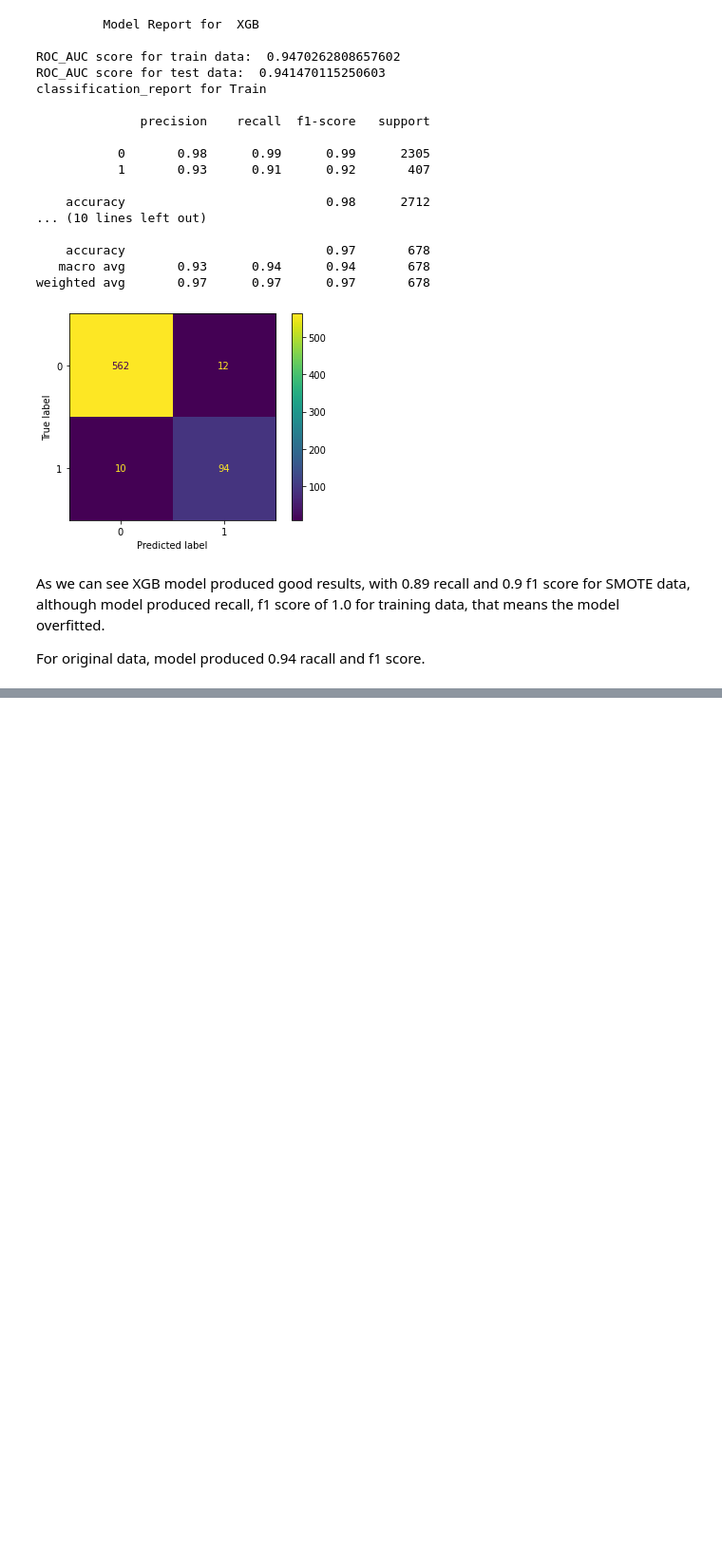
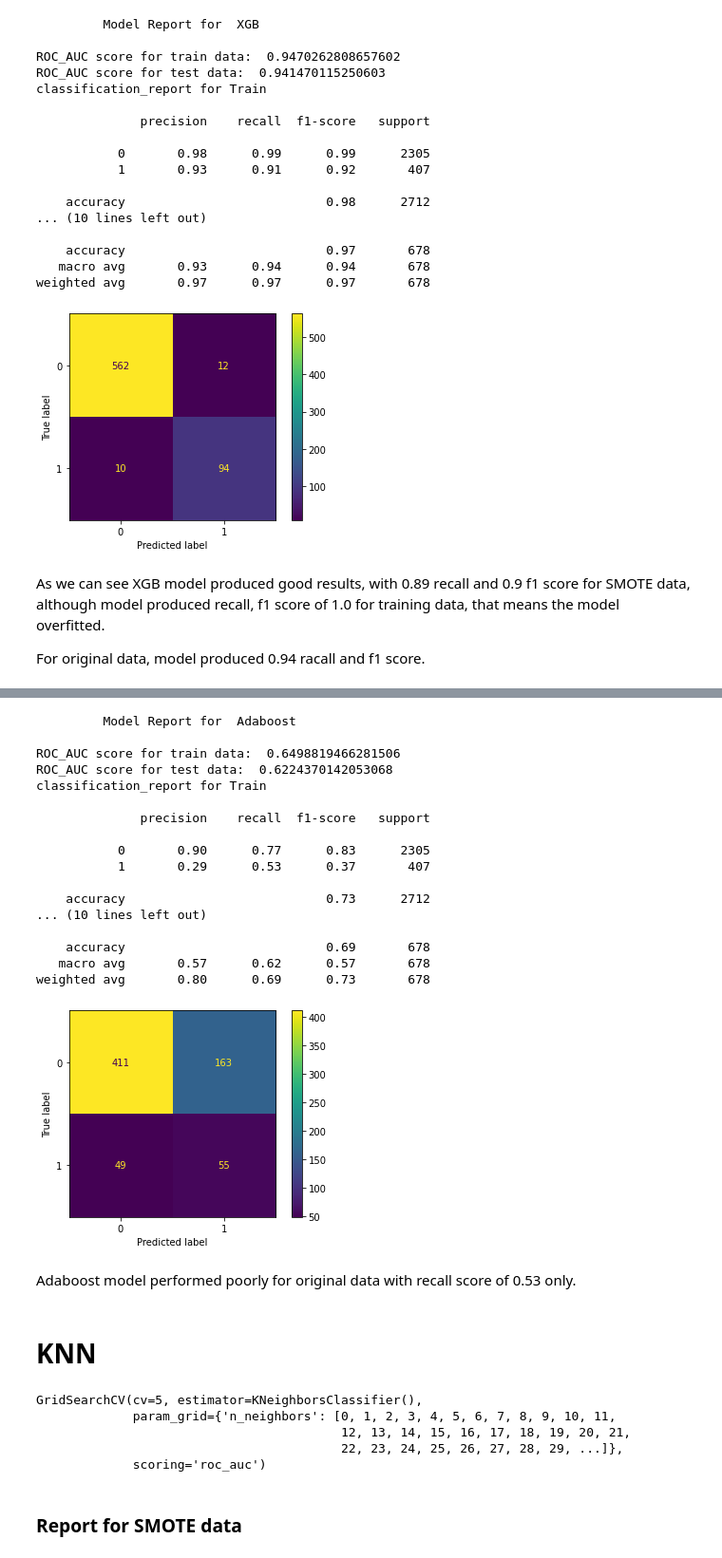
Before and after one commit to iMrugesh9/Cardiovascular_Risk_Prediction_Mrugesh_Patel, a Jupyter notebook: Cardiovascular_Risk_Prediction_Mrugesh_Patel.ipynb, the cells around one changed output, grey strips where cells are left out. Shown at 95% size. Saved outputs shown, nothing was run; the diff lists cells and outputs as text; code cells hidden in the pictures; blank space fills up the shorter version.

```diff
--- a/Cardiovascular_Risk_Prediction_Mrugesh_Patel.ipynb
+++ b/Cardiovascular_Risk_Prediction_Mrugesh_Patel.ipynb
@@ -833,0 +950,29 @@ For original data, model produced 0.94 racall and f1 score.
+# %%
+train_preds =  gs_NB.predict(X_train)
+test_preds  = gs_NB.predict(X_test)
+# %%
+dict_adb=model_report(ADA_model,'Adaboost',y_train,y_test,test_preds,train_preds)
+df_report.loc['ADA Boost']=dict_adb.iloc[1,:]
+# %% [output]
+         Model Report for  Adaboost
+
+ROC_AUC score for train data:  0.6498819466281506
+ROC_AUC score for test data:  0.6224370142053068
+classification_report for Train
+
+              precision    recall  f1-score   support
+
+           0       0.90      0.77      0.83      2305
+           1       0.29      0.53      0.37       407
+
+    accuracy                           0.73      2712
+... (10 lines left out)
+
+    accuracy                           0.69       678
+   macro avg       0.57      0.62      0.57       678
+weighted avg       0.80      0.69      0.73       678
+[figure, added]
+# %% [markdown]
+Adaboost model performed poorly for original data with recall score of 0.53 only.
+# %% [markdown]
+# KNN
@@ -833,0 +983,10 @@ For original data, model produced 0.94 racall and f1 score.
+# %%
+KNN.fit(X_train_sm,y_train_sm)
+# %% [output]
+GridSearchCV(cv=5, estimator=KNeighborsClassifier(),
+             param_grid={'n_neighbors': [0, 1, 2, 3, 4, 5, 6, 7, 8, 9, 10, 11,
+                                         12, 13, 14, 15, 16, 17, 18, 19, 20, 21,
+                                         22, 23, 24, 25, 26, 27, 28, 29, ...]},
+             scoring='roc_auc')
+# %% [markdown]
+### Report for SMOTE data
```
Also changed, not shown: parts of 33 cells of this notebook.
